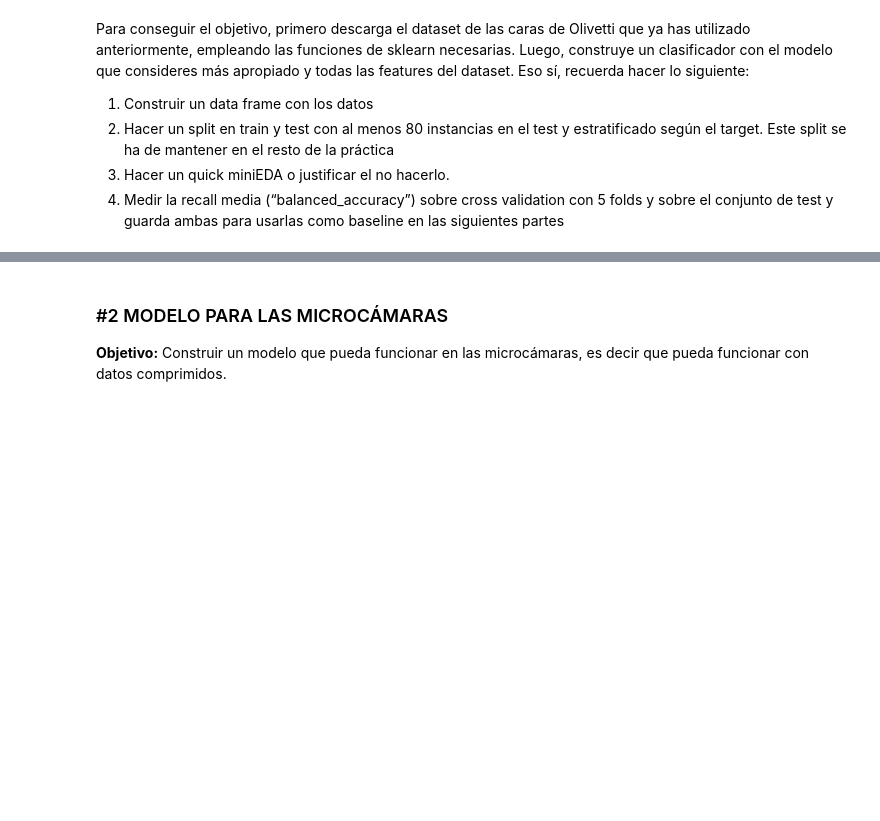
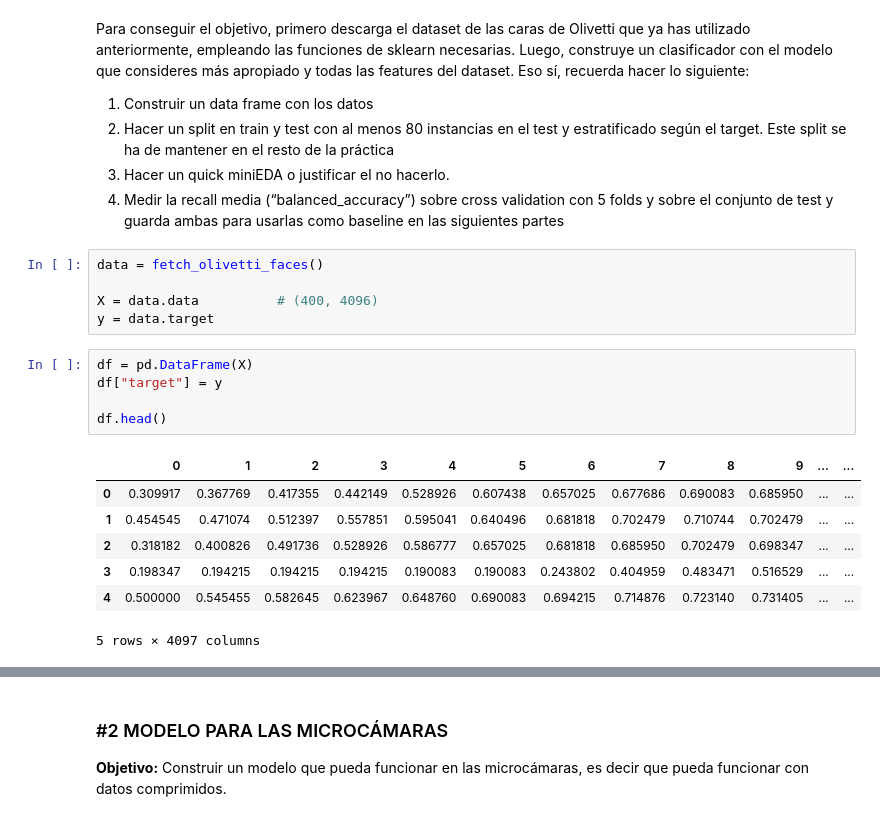
Before and after one commit to jorgemd2698/ONLINE_DS_THEBRIDGE_JorgeMartinezDelgado, a Jupyter notebook: Sprint_14_Resuelto/Unidad_01_ML_No_Supervisado_PCA/03_Practica_Obligatoria/18_Practica_Obligatoria_No_Supervisado_PCA.ipynb, the cells around one changed output, grey strips where cells are left out. Drawn from its saved outputs; the diff is of its cells as text; blank space fills up the shorter version.

```diff
--- a/Sprint_14_Resuelto/Unidad_01_ML_No_Supervisado_PCA/03_Practica_Obligatoria/18_Practica_Obligatoria_No_Supervisado_PCA.ipynb
+++ b/Sprint_14_Resuelto/Unidad_01_ML_No_Supervisado_PCA/03_Practica_Obligatoria/18_Practica_Obligatoria_No_Supervisado_PCA.ipynb
@@ -35,3 +42,21 @@ Para conseguir el objetivo, primero descarga el dataset de las caras de Olivetti
 2. Hacer un split en train y test con al menos 80 instancias en el test y estratificado según el target. Este split se ha de mantener en el resto de la práctica
 3. Hacer un quick miniEDA o justificar el no hacerlo.
 4. Medir la recall media (“balanced_accuracy”) sobre cross validation con 5 folds y sobre el conjunto de test y guarda ambas para usarlas como baseline en las siguientes partes
+# %%
+data = fetch_olivetti_faces()
+
+X = data.data          # (400, 4096)
+y = data.target
+# %%
+df = pd.DataFrame(X)
+df["target"] = y
+
+df.head()
+# %% [output]
+|  | 0 | 1 | 2 | 3 | 4 | 5 | 6 | 7 | 8 | 9 | ... | ... |
+| 0 | 0.309917 | 0.367769 | 0.417355 | 0.442149 | 0.528926 | 0.607438 | 0.657025 | 0.677686 | 0.690083 | 0.685950 | ... | ... |
+| 1 | 0.454545 | 0.471074 | 0.512397 | 0.557851 | 0.595041 | 0.640496 | 0.681818 | 0.702479 | 0.710744 | 0.702479 | ... | ... |
+| 2 | 0.318182 | 0.400826 | 0.491736 | 0.528926 | 0.586777 | 0.657025 | 0.681818 | 0.685950 | 0.702479 | 0.698347 | ... | ... |
+| 3 | 0.198347 | 0.194215 | 0.194215 | 0.194215 | 0.190083 | 0.190083 | 0.243802 | 0.404959 | 0.483471 | 0.516529 | ... | ... |
+| 4 | 0.500000 | 0.545455 | 0.582645 | 0.623967 | 0.648760 | 0.690083 | 0.694215 | 0.714876 | 0.723140 | 0.731405 | ... | ... |
+5 rows × 4097 columns
```
Also changed, not shown: parts of 17 cells of this notebook, 13 other files.
